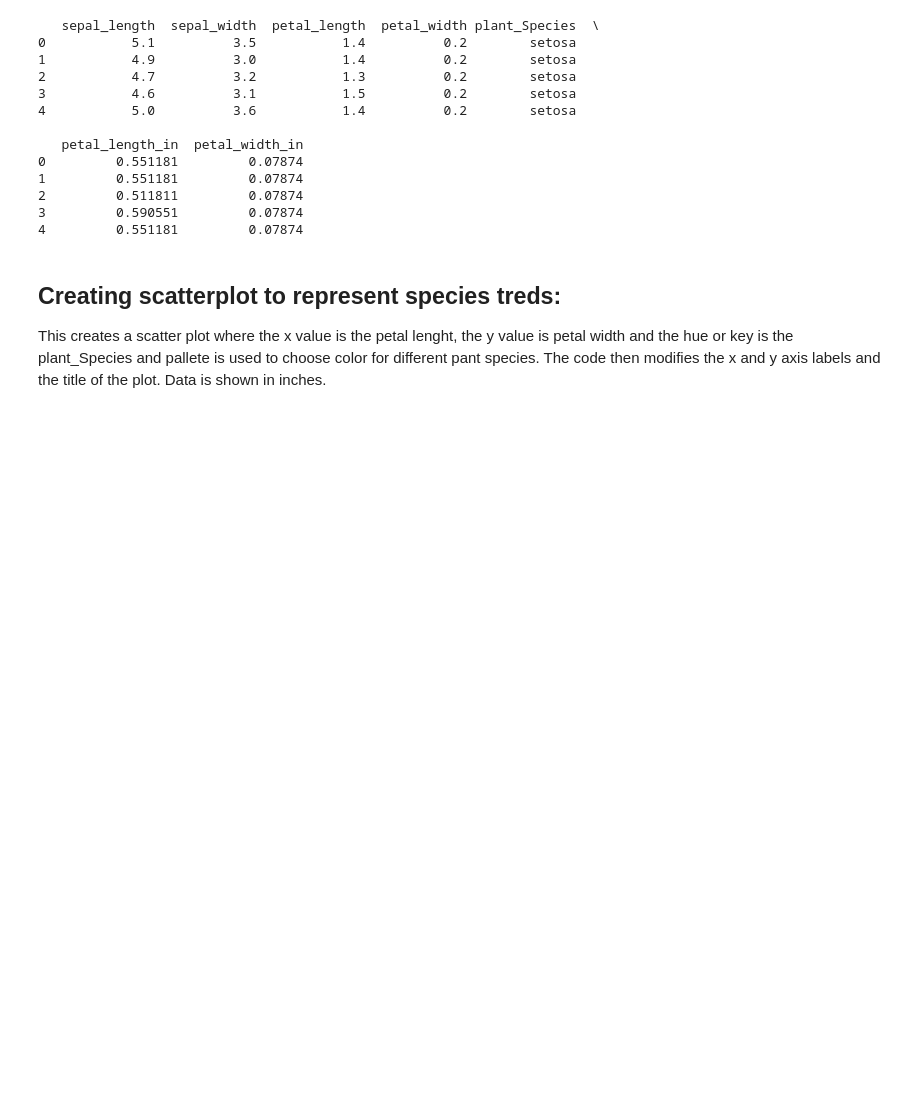
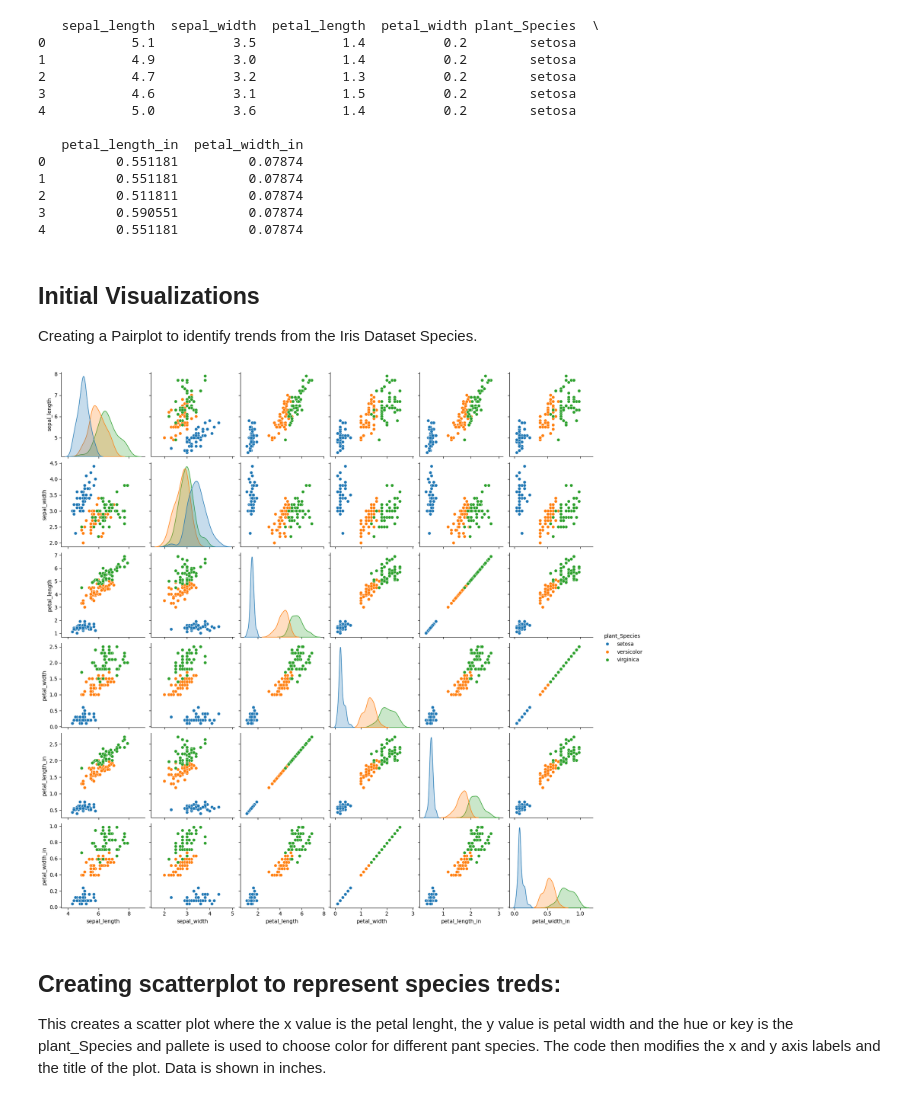
Before and after one commit to anjana-codes/datafun-04-jupyter, a Jupyter notebook: anjana_eda.ipynb, the cells around one changed output. Drawn from its saved outputs; the diff is of its cells as text; code cells hidden in the pictures; blank space fills up the shorter version.

Commit message:
pairplot added

```diff
--- a/anjana_eda.ipynb
+++ b/anjana_eda.ipynb
@@ -145,6 +145,19 @@ print(df.head())
 2         0.511811         0.07874
 3         0.590551         0.07874
 4         0.551181         0.07874
+# %% [markdown]
+## Initial Visualizations
+Creating a Pairplot to identify trends from the Iris Dataset Species.
+# %%
+def plot_pairplot(df):
+    """Plot pairplot with the new named columns."""
+    sns.pairplot(df, hue="plant_Species")
+    #plt.show()
+
+# Plot pairplot
+plot_pairplot(df)
+# %% [output]
+[figure, added]
 # %% [markdown]
 
 ## Creating scatterplot to represent species treds:
```
